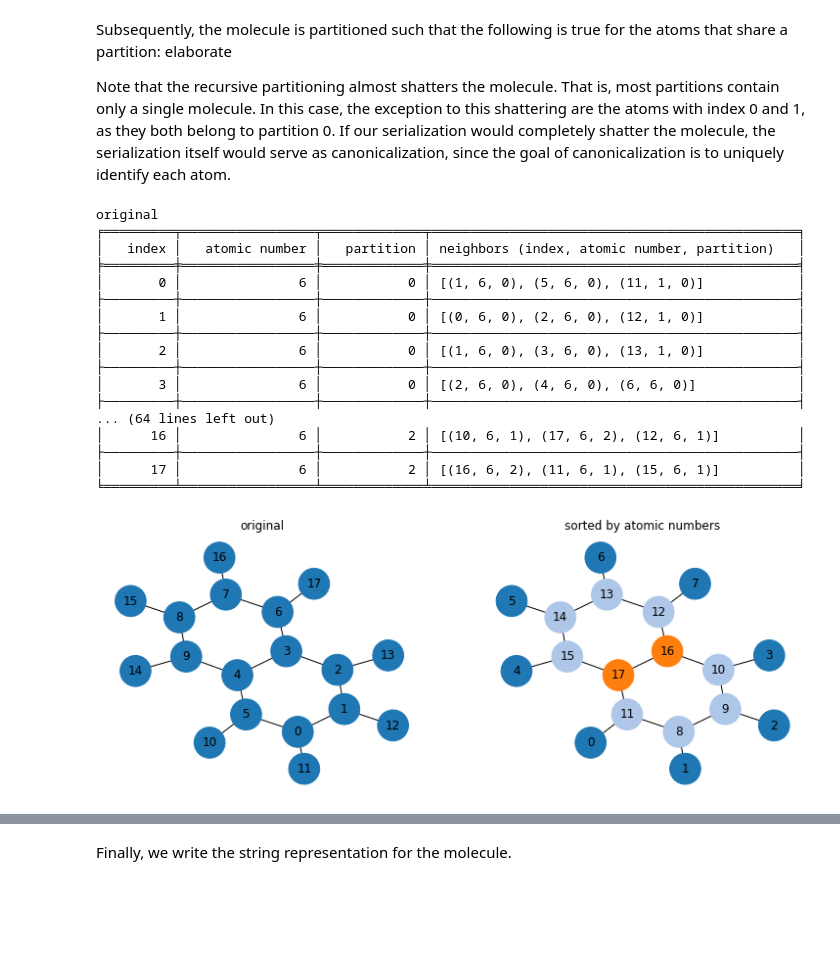
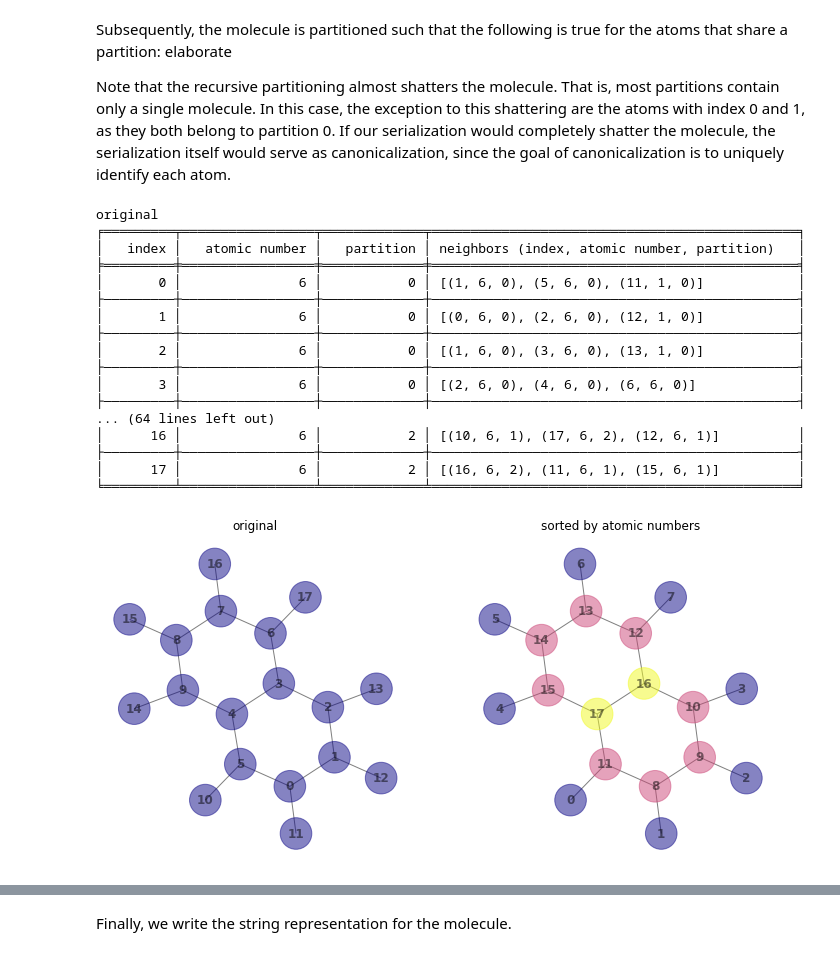
Before and after one commit to TUCAN-nest/TUCAN, a Jupyter notebook: notebooks/RDKit_prototype_recursive_partitioning.ipynb, the cells around one changed output, grey strips where cells are left out. Drawn from its saved outputs; the diff is of its cells as text; code cells hidden in the pictures; blank space fills up the shorter version.

Commit message:
Atoms can now be colored either by partition or atomic number.

```diff
--- a/notebooks/RDKit_prototype_recursive_partitioning.ipynb
+++ b/notebooks/RDKit_prototype_recursive_partitioning.ipynb
@@ -24,22 +24,27 @@ MOLFILEPATH = "../test/testfiles"
 # %% [markdown]
 ## Function definitions
 # %%
-def _draw_networkx_graph(m, ax=None, colormap=None):
+def _draw_networkx_graph(m, ax, highlight):
   edges = [(b.GetBeginAtom().GetIdx(), b.GetEndAtom().GetIdx()) for b in m.GetBonds()]
   nx_graph = nx.from_edgelist(edges)
-  partitions = [a.GetIntProp("partition") if a.HasProp("partition") else 0 for a in m.GetAtoms()]
-  nx.set_node_attributes(nx_graph, {i:p for i, p in enumerate(partitions)}, "partition")
-  partition_colors = [colormap[v] for v in nx.get_node_attributes(nx_graph, "partition").values()]
-  nx.draw_kamada_kawai(nx_graph, node_color=partition_colors, node_size=1000, with_labels=True, ax=ax)
+  attribute = [a.GetAtomicNum() for a in m.GetAtoms()]
+  if highlight == "partition":
+    attribute = [a.GetIntProp("partition") if a.HasProp("partition") else 0 for a in m.GetAtoms()]
+  nx.set_node_attributes(nx_graph, {i:p for i, p in enumerate(attribute)}, highlight)
+  highlight_colors = list(nx.get_node_attributes(nx_graph, highlight).values())
+  nx.draw_kamada_kawai(nx_graph, node_color=highlight_colors, node_size=1000,
+                       cmap="plasma", alpha=.5, with_labels=True, font_weight="heavy", ax=ax)
 
-def draw_molecules(m_list, caption_list, highlight_partitions=False):
-  cmap = plt.cm.tab20
-  cmaplist = [cmap(i) for i in range(cmap.N)] if highlight_partitions else ["m"] * 20
+def draw_molecules(m_list, caption_list, highlight="atomic_number"):
+  """`highlight`: color atoms by "atomic_number" (default) or "partition"."""
+  if highlight not in ["atomic_number", "partition"]:
+    print("Please select one of {'partition', 'atomic_number'} for `highlight`.")
+    return
   n_molecules = len(m_list)
-  fig = plt.figure(figsize=(n_molecules * 6.4, 4.8))
+  fig = plt.figure(figsize=(n_molecules * 6, 6))
   for i, m in enumerate(m_list):
     ax = fig.add_subplot(1, n_molecules, i + 1, title=caption_list[i])
-    _draw_networkx_graph(m, ax, cmaplist)
+    _draw_networkx_graph(m, ax, highlight)
 
 def write_string_representation(m):
     atom_tuples = [tuple(sorted((a.GetIdx(), n.GetIdx()))) for a in m.GetAtoms() for n in a.GetNeighbors()]
@@ -186,29 +191,29 @@ Note that the recursive partitioning almost shatters the molecule. That is, most
 # %%
 molecule = "naphthalene"
 m = MolFromMolFile(f"{MOLFILEPATH}/{molecule}/{molecule}.mol", removeHs=False)
 m_sorted_by_atomic_numbers = sort_molecule_by_atomic_numbers(m)
 print_molecule(m, "original")
 print_molecule(m_sorted_by_atomic_numbers, "sorted by atomic number")
-draw_molecules([m, m_sorted_by_atomic_numbers], ["original", "sorted by atomic numbers"], highlight_partitions=True)
+draw_molecules([m, m_sorted_by_atomic_numbers], ["original", "sorted by atomic numbers"], highlight="partition")
 # %% [output]
 original
 ╒═════════╤═════════════════╤═════════════╤═══════════════════════════════════════════════╕
 │   index │   atomic number │   partition │ neighbors (index, atomic number, partition)   │
 ╞═════════╪═════════════════╪═════════════╪═══════════════════════════════════════════════╡
 │       0 │               6 │           0 │ [(1, 6, 0), (5, 6, 0), (11, 1, 0)]            │
 ├─────────┼─────────────────┼─────────────┼───────────────────────────────────────────────┤
 │       1 │               6 │           0 │ [(0, 6, 0), (2, 6, 0), (12, 1, 0)]            │
 ├─────────┼─────────────────┼─────────────┼───────────────────────────────────────────────┤
 │       2 │               6 │           0 │ [(1, 6, 0), (3, 6, 0), (13, 1, 0)]            │
 ├─────────┼─────────────────┼─────────────┼───────────────────────────────────────────────┤
 │       3 │               6 │           0 │ [(2, 6, 0), (4, 6, 0), (6, 6, 0)]             │
 ├─────────┼─────────────────┼─────────────┼───────────────────────────────────────────────┤
 ... (64 lines left out)
 │      16 │               6 │           2 │ [(10, 6, 1), (17, 6, 2), (12, 6, 1)]          │
 ├─────────┼─────────────────┼─────────────┼───────────────────────────────────────────────┤
 │      17 │               6 │           2 │ [(16, 6, 2), (11, 6, 1), (15, 6, 1)]          │
 ╘═════════╧═════════════════╧═════════════╧═══════════════════════════════════════════════╛
-[figure, old version]
+[figure, new version]
 # %%
 m_partitioned = partition_molecule_recursively(m_sorted_by_atomic_numbers, show_steps=False)
 print_molecule(m_partitioned)
```
Also changed, not shown: parts of 4 cells of this notebook, 1 other file.
